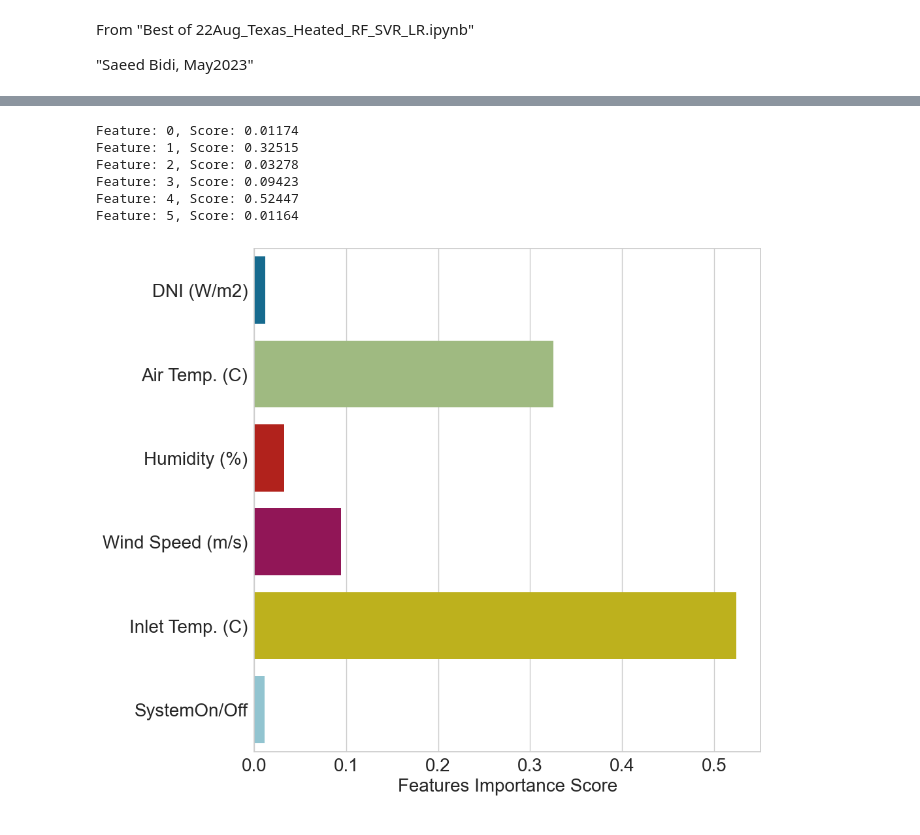
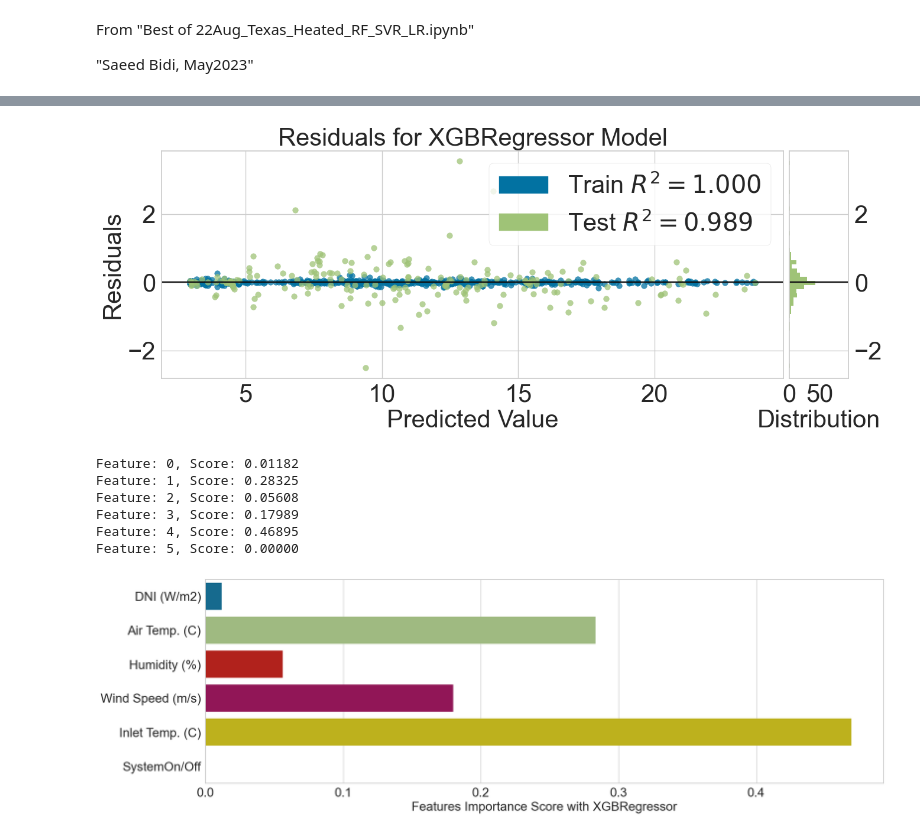
Before and after one commit to saeedbidi/ML_TemperatureModelling, a Jupyter notebook: Code_ML_Temperature.ipynb, the cells around one changed output, grey strips where cells are left out. Saved outputs shown, nothing was run; the diff lists cells and outputs as text; code cells hidden in the pictures.

Commit message:
Reported

```diff
--- a/Code_ML_Temperature.ipynb
+++ b/Code_ML_Temperature.ipynb
@@ -36,12 +40,23 @@ from sklearn.model_selection import cross_val_score
 from xgboost import XGBRegressor
 # %%
-#CELL 3
-#df = pd.read_csv("/content/drive/My Drive/Colab Notebooks/Temperature_Texas/Temperature_Data.csv")
-#df.shape
-# dataset = pd.read_csv("/content/drive/My Drive/Colab Notebooks/Temperature_Texas/Temperature_Data.csv")
-dataset = pd.read_csv('Temperature_Data.csv')
+dataset = pd.read_csv('Data/Temperature_Data.csv')
 #dataset = dataset[dataset['DNI (W/m2)'] >= 1]
 X = dataset.iloc[:, 2:-2].values
 y = dataset.iloc[:, -2].values
 #y = y.reshape(len(y),1)
+
+regressor = XGBRegressor()
+regressor_name = "XGBRegressor"
+
+#regressor = RandomForestRegressor()
+#regressor_name = str(regressor)[:-2]
+
+# regressor = LinearRegression()
+# regressor_name = "LinearRegression"
+
+#regressor = SVR(kernel = 'linear')
+# regressor_name = "SVR"
+
+# regressor = KNeighborsRegressor(n_neighbors=3)
+# regressor_name = "KNeighborsRegressor"
 # %%
@@ -58,10 +71,6 @@ xtrain, xtest, ytrain, ytest=train_test_split(X, y, test_size=0.25, random_state
 #CELL 7
 cv = KFold(n_splits=10, random_state=1, shuffle=True)
 #X, y = make_regression(n_samples=200, n_features=1, n_informative=5, random_state=1)
-#regressor = XGBRegressor()
-regressor = RandomForestRegressor()
-#regressor = LinearRegression()
-#regressor = SVR(kernel = 'linear')
-#regressor = KNeighborsRegressor(n_neighbors=3)
+
 regressor.fit(xtrain, ytrain)
 # %% [output]
@@ -121,39 +214,61 @@ plt.show()
+# %%
+from yellowbrick.regressor import ResidualsPlot
+
+# Instantiate the linear model and visualizer
+visualizer = ResidualsPlot(regressor)
+
+visualizer.fit(xtrain, ytrain)  # Fit the training data to the visualizer
+visualizer.score(xtest, ytest)  # Evaluate the model on the test data
+
+plt.title(f'Residuals for {regressor_name}', fontsize=size)
+plt.savefig(f'Output/Residuals with {regressor_name}.png')
+visualizer.show()
+
+report_file.close()
+# %% [output]
+[figure, added]
 # %%
 #CELL 10
 size = 20
 params = {'legend.fontsize': size,
           'figure.figsize': (10, 10),
          'axes.labelsize': size,
          'axes.titlesize':size,
          'xtick.labelsize':size,
          'ytick.labelsize':size}
 pylab.rcParams.update(params)
 
-from matplotlib import pyplot
+
 importance = regressor.feature_importances_
-import seaborn as sns
 features = ['DNI (W/m2)','Air Temp. (C)','Humidity (%)','Wind Speed (m/s)','Inlet Temp. (C)','SystemOn/Off']
 for i,v in enumerate(importance):
 	print('Feature: %0d, Score: %.5f' % (i,v))
 # plot feature importance
 #pyplot.bar([x for x in range(len(importance))], importance)
 sns.barplot(y=features, x=importance)
-plt.xlabel('Features Importance Score')
+plt.xlabel(f'Features Importance Score with {regressor_name}')
 #plt.ylabel('Feature')
 #plt.title("Visualising Important Features (Heated zone)")
 
 fig = plt.gcf()
-#fig.set_size_inches(75, 75)
-fig.savefig('featureImportance.png', dpi=10)
+fig.set_size_inches(10, 10)
+# fig.set_size_inches(30, 22)
 
-plt.savefig("featureImportance.png")
+plt.subplots_adjust(left=0.5, right=2, top=0.95, bottom=0.5)
+
+fig.savefig(f'Output/Feature importance with {regressor_name}.png',dpi=100,bbox_inches = 'tight', pad_inches=0.5)
+
+#plt.savefig(f'Output/feature importance with {regressor_name}.png', dpi=500)
+
+#fig.savefig('test2png.png', dpi=100)
+
 # files.download("featureImportance.png")
 pyplot.show()
 # %% [output]
-Feature: 0, Score: 0.01174
-Feature: 1, Score: 0.32515
-Feature: 2, Score: 0.03278
-Feature: 3, Score: 0.09423
-Feature: 4, Score: 0.52447
-Feature: 5, Score: 0.01164
+Feature: 0, Score: 0.01182
+Feature: 1, Score: 0.28325
+Feature: 2, Score: 0.05608
+Feature: 3, Score: 0.17989
+Feature: 4, Score: 0.46895
+Feature: 5, Score: 0.00000
-[figure, old version]
+[figure, new version]
```
Also changed, not shown: parts of 20 cells of this notebook, 34 other files.
